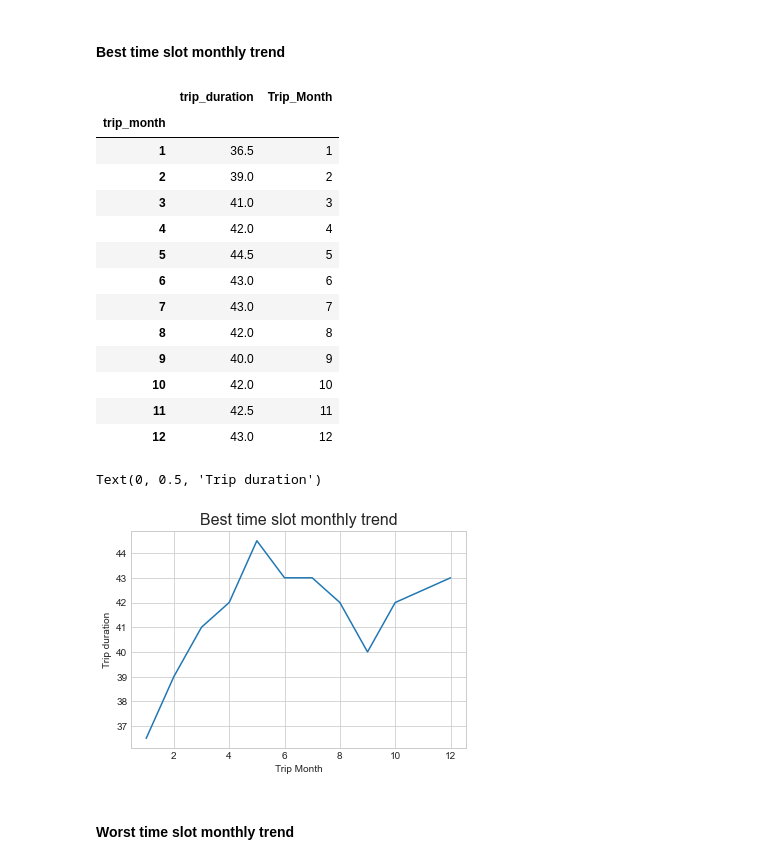
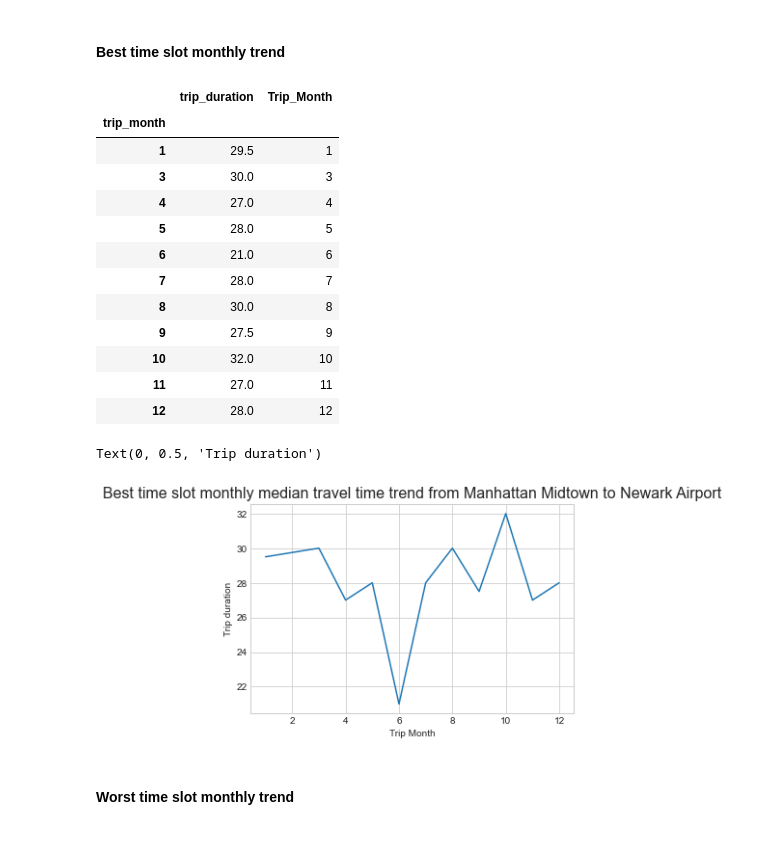
Before and after one commit to MSBGDA/INFO-H-600-Project-Group-AH, a Jupyter notebook: t4_analysis.ipynb, the cells around one changed output. Drawn from its saved outputs; the diff is of its cells as text; code cells hidden in the pictures.

```diff
--- a/t4_analysis.ipynb
+++ b/t4_analysis.ipynb
@@ -525,8 +525,8 @@ def time_slot(df,start_time,end_time,slot1,slot2):
     n = df.shape[0]
 
     for i in range(n):
-        if pd.to_datetime(pd.to_datetime(df[start_time][i]).strftime("%H:%M:%S")) >= pd.to_datetime(pd.to_datetime(slot1).strftime("%H:%M:%S")) \
-        and pd.to_datetime(pd.to_datetime(df[end_time][i]).strftime("%H:%M:%S")) <= pd.to_datetime(pd.to_datetime(slot2).strftime("%H:%M:%S")):
+        if not(pd.to_datetime(pd.to_datetime(df[start_time][i]).strftime("%H:%M:%S")) >= pd.to_datetime(pd.to_datetime(slot1).strftime("%H:%M:%S")) \
+        and pd.to_datetime(pd.to_datetime(df[end_time][i]).strftime("%H:%M:%S")) <= pd.to_datetime(pd.to_datetime(slot2).strftime("%H:%M:%S"))):
             index_list.append(i)
     return df.drop(index_list)
 # %%
@@ -551,26 +551,25 @@ df_concat
 # %% [output]
 |  | trip_duration | Trip_Month |
 | trip_month |  |  |
-| 1 | 36.5 | 1 |
-| 2 | 39.0 | 2 |
-| 3 | 41.0 | 3 |
-| 4 | 42.0 | 4 |
-| 5 | 44.5 | 5 |
-| 6 | 43.0 | 6 |
-| 7 | 43.0 | 7 |
-| 8 | 42.0 | 8 |
-| 9 | 40.0 | 9 |
-| 10 | 42.0 | 10 |
-| 11 | 42.5 | 11 |
-| 12 | 43.0 | 12 |
+| 1 | 29.5 | 1 |
+| 3 | 30.0 | 3 |
+| 4 | 27.0 | 4 |
+| 5 | 28.0 | 5 |
+| 6 | 21.0 | 6 |
+| 7 | 28.0 | 7 |
+| 8 | 30.0 | 8 |
+| 9 | 27.5 | 9 |
+| 10 | 32.0 | 10 |
+| 11 | 27.0 | 11 |
+| 12 | 28.0 | 12 |
 # %%
 plt.plot(df_concat['Trip_Month'],df_concat['trip_duration'])
-plt.title('Best time slot monthly trend',fontsize=16)
+plt.title('Best time slot monthly median travel time trend from Manhattan Midtown to Newark Airport',fontsize=16)
 plt.xlabel('Trip Month')
 plt.ylabel('Trip duration')
 # %% [output]
 Text(0, 0.5, 'Trip duration')
-[figure, old version]
+[figure, new version]
 # %% [markdown]
 #### Worst time slot monthly trend
 # %%
```
Also changed, not shown: parts of 194 cells of this notebook.
